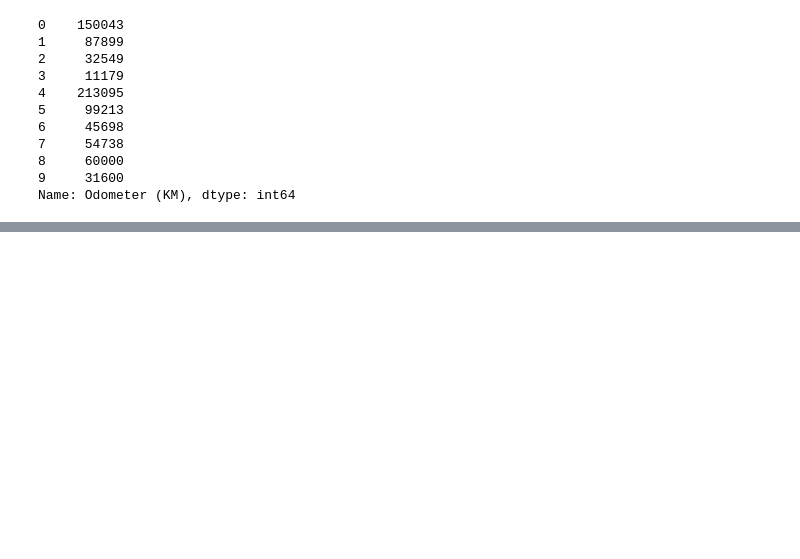
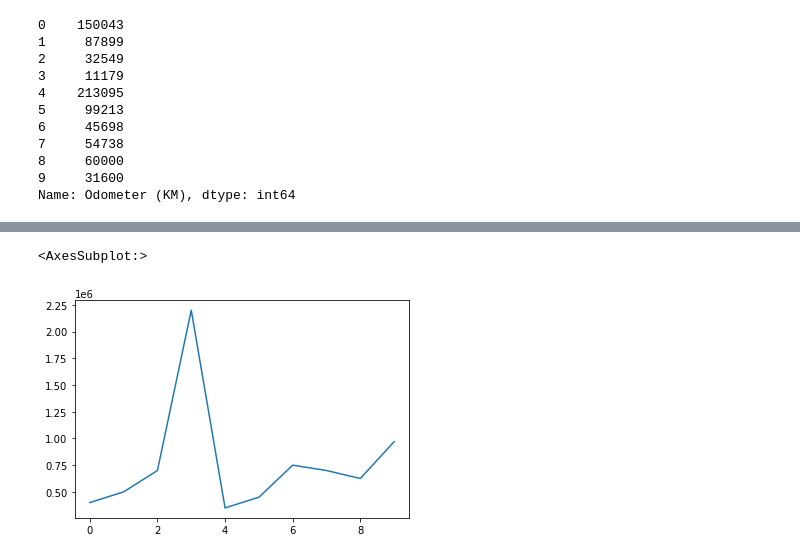
Before and after one commit to AdityaPratap006/introduction-to-machine-learning, a Jupyter notebook: pandas/introduction-to-pandas.ipynb, the cells around one changed output, grey strips where cells are left out. Saved outputs shown, nothing was run; the diff lists cells and outputs as text; code cells hidden in the pictures; blank space fills up the shorter version.

```diff
--- a/pandas/introduction-to-pandas.ipynb
+++ b/pandas/introduction-to-pandas.ipynb
@@ -383,0 +448,2 @@ Name: Odometer (KM), dtype: int64
+# %%
+car_sales["Price"] = car_sales["Price"].str.replace("[\$\,\.]", "").astype(int)
@@ -383,0 +464,5 @@ Name: Odometer (KM), dtype: int64
+# %%
+car_sales["Price"].plot()
+# %% [output]
+<AxesSubplot:>
+[figure, added]
```
Also changed, not shown: parts of 10 cells of this notebook.
